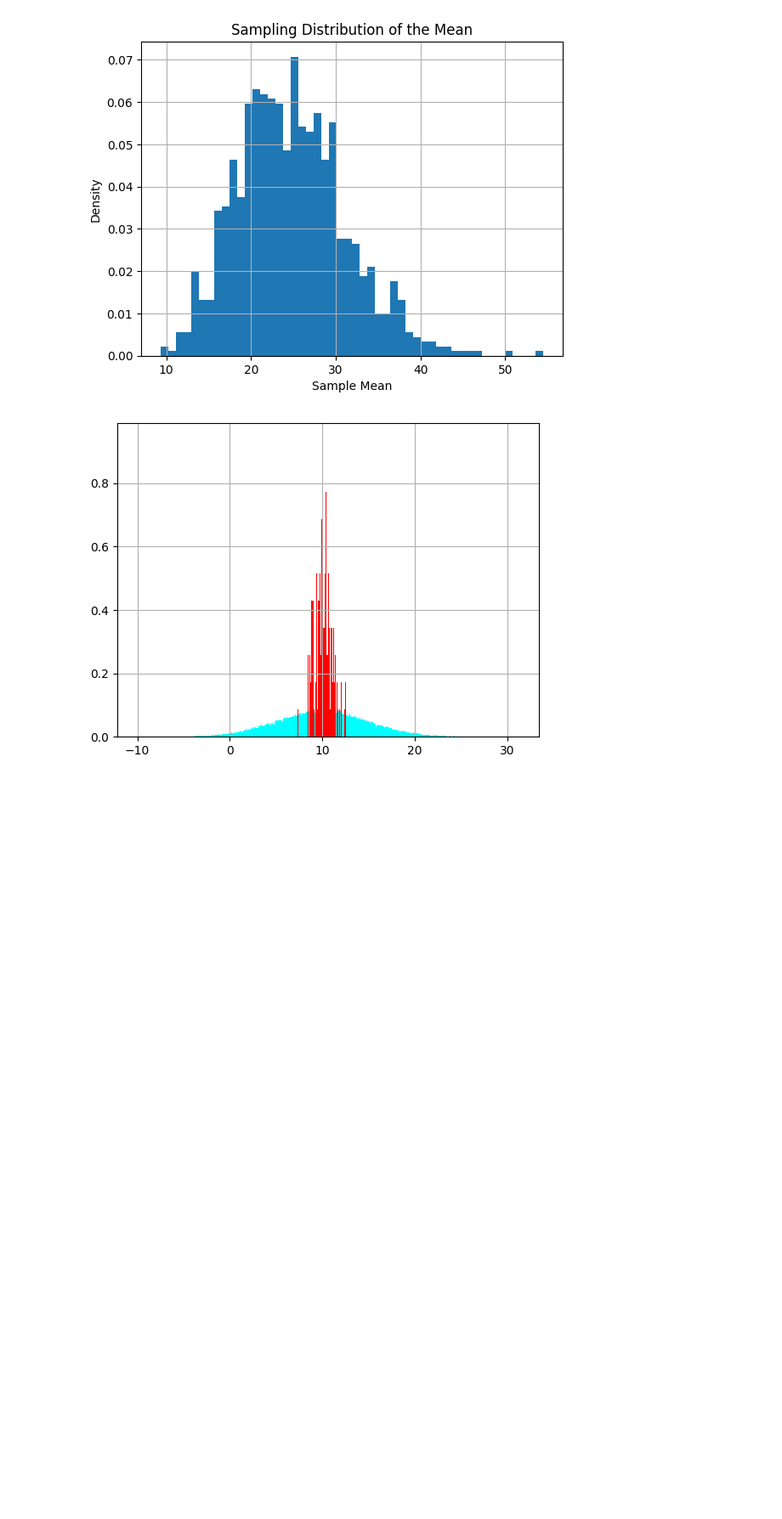
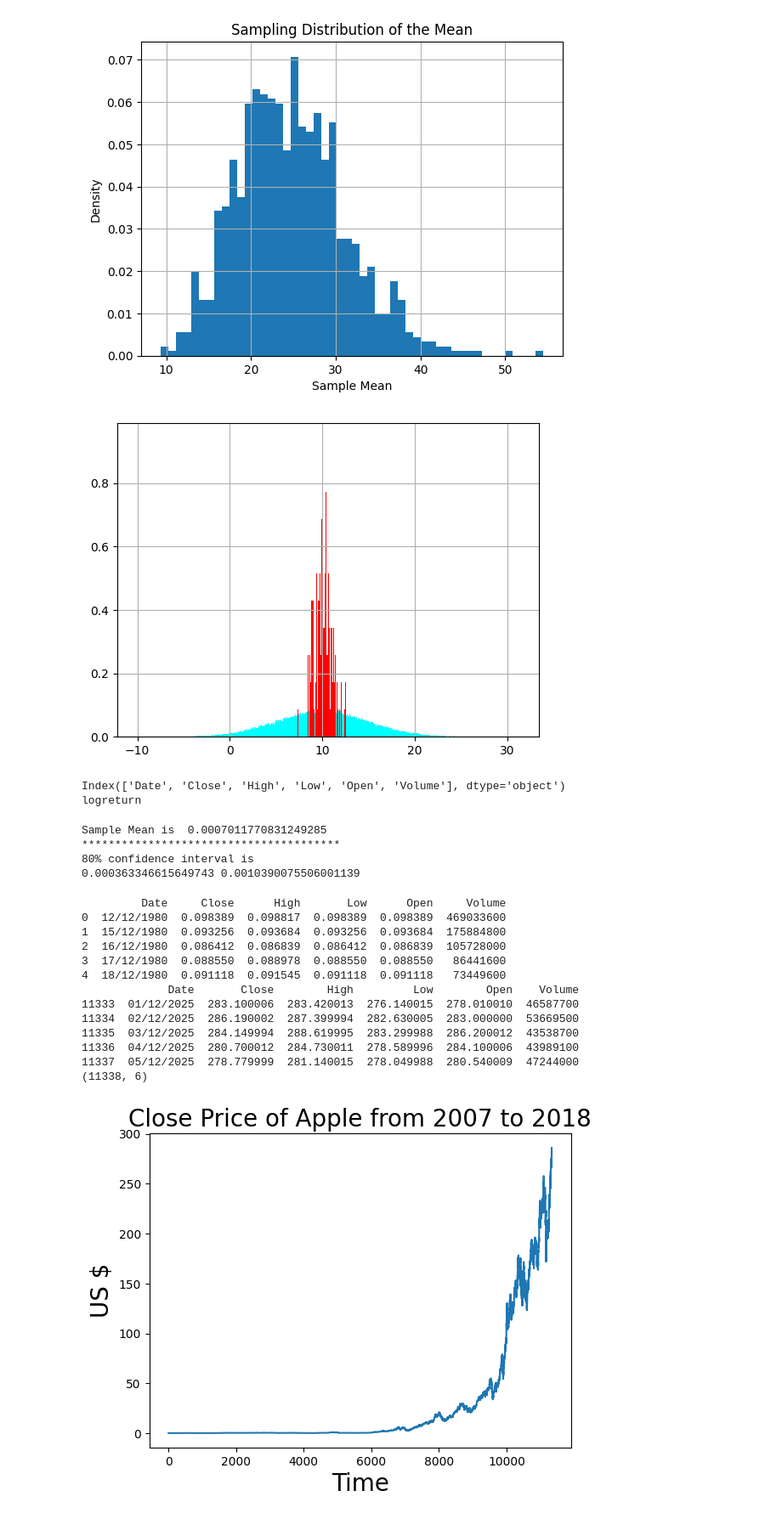
Before and after one commit to title-robbie-title/hkust-financial-analysis, a Jupyter notebook: HKUST-Financial-Analysis/module3.ipynb, the cells around one changed output. Shown at 85% size. Drawn from its saved outputs; the diff is of its cells as text; code cells hidden in the pictures; blank space fills up the shorter version.

```diff
--- a/HKUST-Financial-Analysis/module3.ipynb
+++ b/HKUST-Financial-Analysis/module3.ipynb
@@ -168,3 +168,68 @@ plt.show()
 # this will plot the population distribution and sampling distribution of the mean by overlaying two histograms
 # %% [output]
 [figure]
+# %%
+import pandas as pd
+import numpy as np
+aapl= pd.read_csv('Data/apple.csv')
+print(aapl.columns )
+aapl ['logreturn'] = np.log(aapl['Close']/aapl['Close'].shift(-1)) - np.log(aapl['Close'])
+#this will read apple stock data and compute log returns.
+# %% [output]
+Index(['Date', 'Close', 'High', 'Low', 'Open', 'Volume'], dtype='object')
+logreturn
+# %%
+import pandas as pd
+import numpy as np
+from scipy.stats import norm
+aapl = pd.read_csv('Data/apple.csv')
+aapl['logReturn'] = np.log(aapl['Close'].shift(-1)) - np.log(aapl['Close'])
+
+# values for calculating the 80% confidence interval
+z_left = norm.ppf(0.1)
+z_right = norm.ppf(0.9)
+sample_mean = aapl['logReturn'].mean()
+sample_std = aapl['logReturn'].std(ddof=1) / (aapl.shape[0] ** 0.5)
+interval_left = sample_mean + z_left * sample_std
+interval_right = sample_mean + z_right * sample_std
+
+print("Sample Mean is ", sample_mean)
+print("***************************************")
+print("80% confidence interval is ")
+print(interval_left, interval_right)
+#this code will compute the 80% confidence interval for the mean of apple log returns
+# %% [output]
+Sample Mean is  0.0007011770831249285
+***************************************
+80% confidence interval is
+0.000363346615649743 0.0010390075506001139
+# %%
+import pandas as pd
+import matplotlib.pyplot as plt
+aapl = pd.read_csv('Data/apple.csv')
+
+plt.title("Close Price of Apple from 2007 to 2018", size=20)
+plt.xlabel("Time", size=20)
+plt.ylabel("US $", size=20)
+plt.plot(aapl.loc[:, 'Close'])
+# this will plot the close price of apple from 2007 to 2018
+
+print(aapl.head())
+print(aapl.tail())
+print(aapl.shape)
+#this is to test the data read from csv file
+# %% [output]
+         Date     Close      High       Low      Open     Volume
+0  12/12/1980  0.098389  0.098817  0.098389  0.098389  469033600
+1  15/12/1980  0.093256  0.093684  0.093256  0.093684  175884800
+2  16/12/1980  0.086412  0.086839  0.086412  0.086839  105728000
+3  17/12/1980  0.088550  0.088978  0.088550  0.088550   86441600
+4  18/12/1980  0.091118  0.091545  0.091118  0.091118   73449600
+             Date       Close        High         Low        Open    Volume
+11333  01/12/2025  283.100006  283.420013  276.140015  278.010010  46587700
+11334  02/12/2025  286.190002  287.399994  282.630005  283.000000  53669500
+11335  03/12/2025  284.149994  288.619995  283.299988  286.200012  43538700
+11336  04/12/2025  280.700012  284.730011  278.589996  284.100006  43989100
+11337  05/12/2025  278.779999  281.140015  278.049988  280.540009  47244000
+(11338, 6)
+[figure, added]
```
